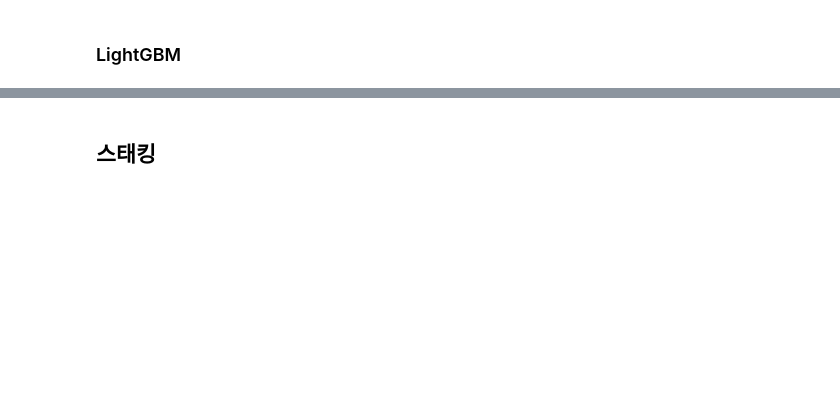
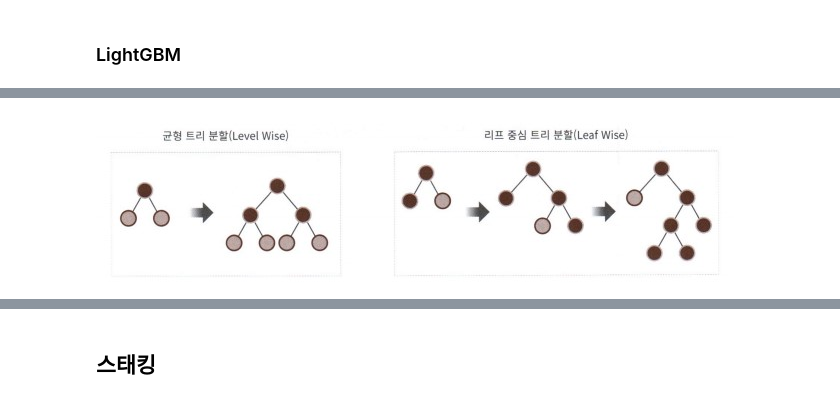
Before and after one commit to JaehonxKIM/StudyMechineLearning, a Jupyter notebook: 머신러닝 개요/5_머신러닝_지도학습_분류_주요알고리즘.ipynb, the cells around one changed output, grey strips where cells are left out. Drawn from its saved outputs; the diff is of its cells as text; code cells hidden in the pictures; blank space fills up the shorter version.

Commit message:
2022년 4월 6일 머신러닝 8일차 That's it for Today!!

```diff
--- a/머신러닝 개요/5_머신러닝_지도학습_분류_주요알고리즘.ipynb
+++ b/머신러닝 개요/5_머신러닝_지도학습_분류_주요알고리즘.ipynb
@@ -982,0 +1174,4 @@ dtest  = xgb.DMatrix(data = X_train, label = y_train)
+# %%
+Image('/content/drive/MyDrive/today/분류_앙상블3_lightGBM.jpg')
+# %% [output]
+[figure, added]
```
Also changed, not shown: parts of 84 cells of this notebook, 4 other files.
